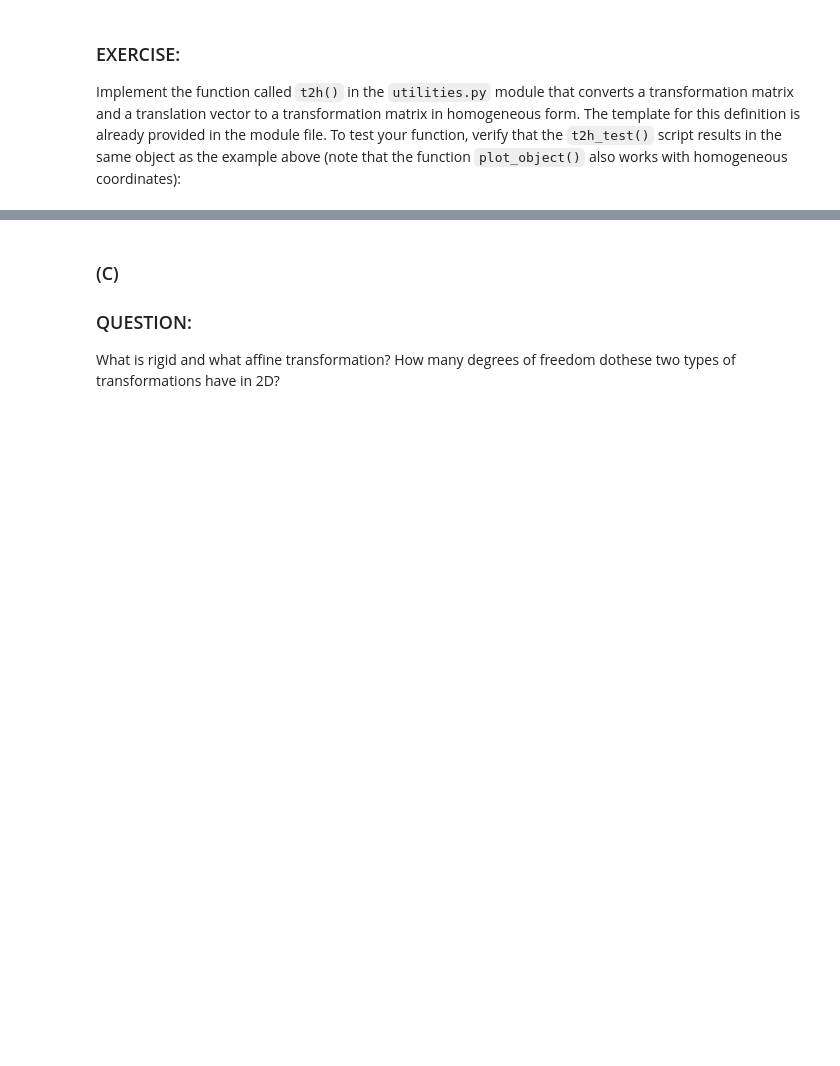
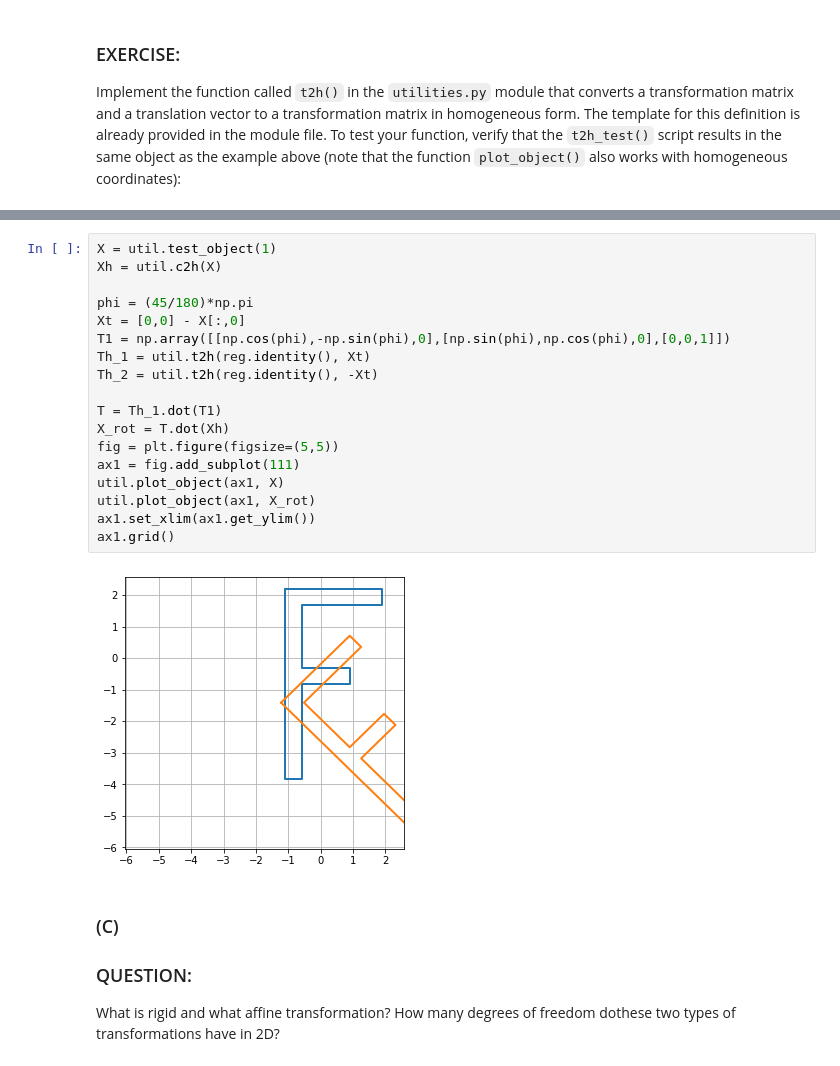
Before and after one commit to Tissem99/8dc00-mia, a Jupyter notebook: notebooks/registration_exercise_1.ipynb, the cells around one changed output, grey strips where cells are left out. Saved outputs shown, nothing was run; the diff lists cells and outputs as text; blank space fills up the shorter version.

```diff
--- a/notebooks/registration_exercise_1.ipynb
+++ b/notebooks/registration_exercise_1.ipynb
@@ -154,3 +174,23 @@ arbitrary_rotation()
+# %%
+X = util.test_object(1)
+Xh = util.c2h(X)
+
+phi = (45/180)*np.pi
+Xt = [0,0] - X[:,0]
+T1 = np.array([[np.cos(phi),-np.sin(phi),0],[np.sin(phi),np.cos(phi),0],[0,0,1]])
+Th_1 = util.t2h(reg.identity(), Xt)
+Th_2 = util.t2h(reg.identity(), -Xt)
+
+T = Th_1.dot(T1)
+X_rot = T.dot(Xh)
+fig = plt.figure(figsize=(5,5))
+ax1 = fig.add_subplot(111)
+util.plot_object(ax1, X)
+util.plot_object(ax1, X_rot)
+ax1.set_xlim(ax1.get_ylim())
+ax1.grid()
+# %% [output]
+[figure, added]
 # %% [markdown]
 ### (C)
 ### QUESTION:
```
Also changed, not shown: parts of 6 cells of this notebook, 22 other files.
